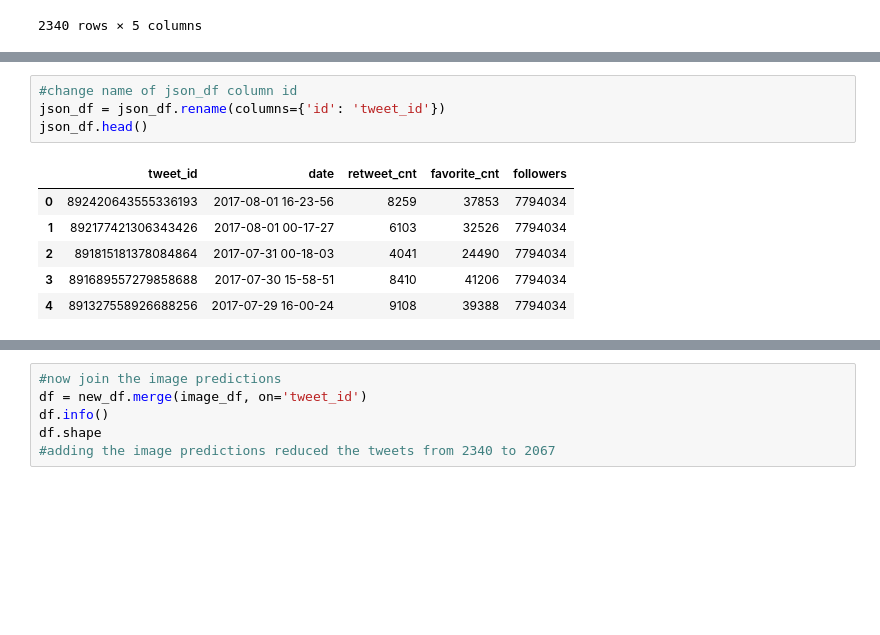
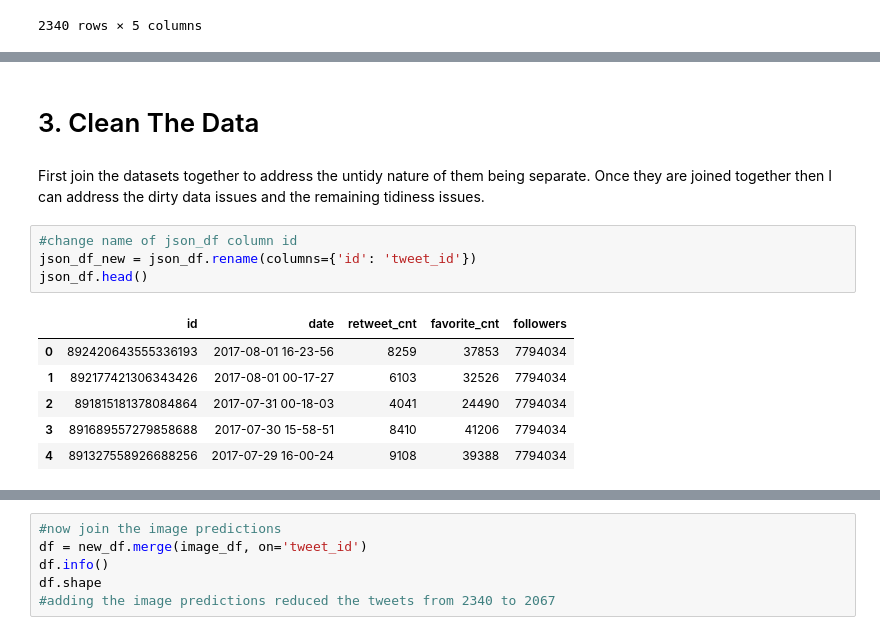
Before and after one commit to eherdter/FunData, a Jupyter notebook: WeRateDogs_TwitterAnalysis/wrangle_act.ipynb, the cells around one changed output, grey strips where cells are left out. Cells and saved outputs as stored; diff of their text form; blank space fills up the shorter version.

```diff
--- a/WeRateDogs_TwitterAnalysis/wrangle_act.ipynb
+++ b/WeRateDogs_TwitterAnalysis/wrangle_act.ipynb
@@ -260,9 +413,13 @@ Remove the tweet ids that were in the exception list
+# %% [markdown]
+# 3. Clean The Data
+# %% [markdown]
+First join the datasets together to address the untidy nature of them being separate. Once they are joined together then I can address the dirty data issues and the remaining tidiness issues.
 # %%
 #change name of json_df column id
-json_df = json_df.rename(columns={'id': 'tweet_id'})
+json_df_new = json_df.rename(columns={'id': 'tweet_id'})
 json_df.head()
 # %% [output]
-|  | tweet_id | date | retweet_cnt | favorite_cnt | followers |
+|  | id | date | retweet_cnt | favorite_cnt | followers |
 | 0 | 892420643555336193 | 2017-08-01 16-23-56 | 8259 | 37853 | 7794034 |
 | 1 | 892177421306343426 | 2017-08-01 00-17-27 | 6103 | 32526 | 7794034 |
 | 2 | 891815181378084864 | 2017-07-31 00-18-03 | 4041 | 24490 | 7794034 |
```
Also changed, not shown: parts of 65 cells of this notebook.
